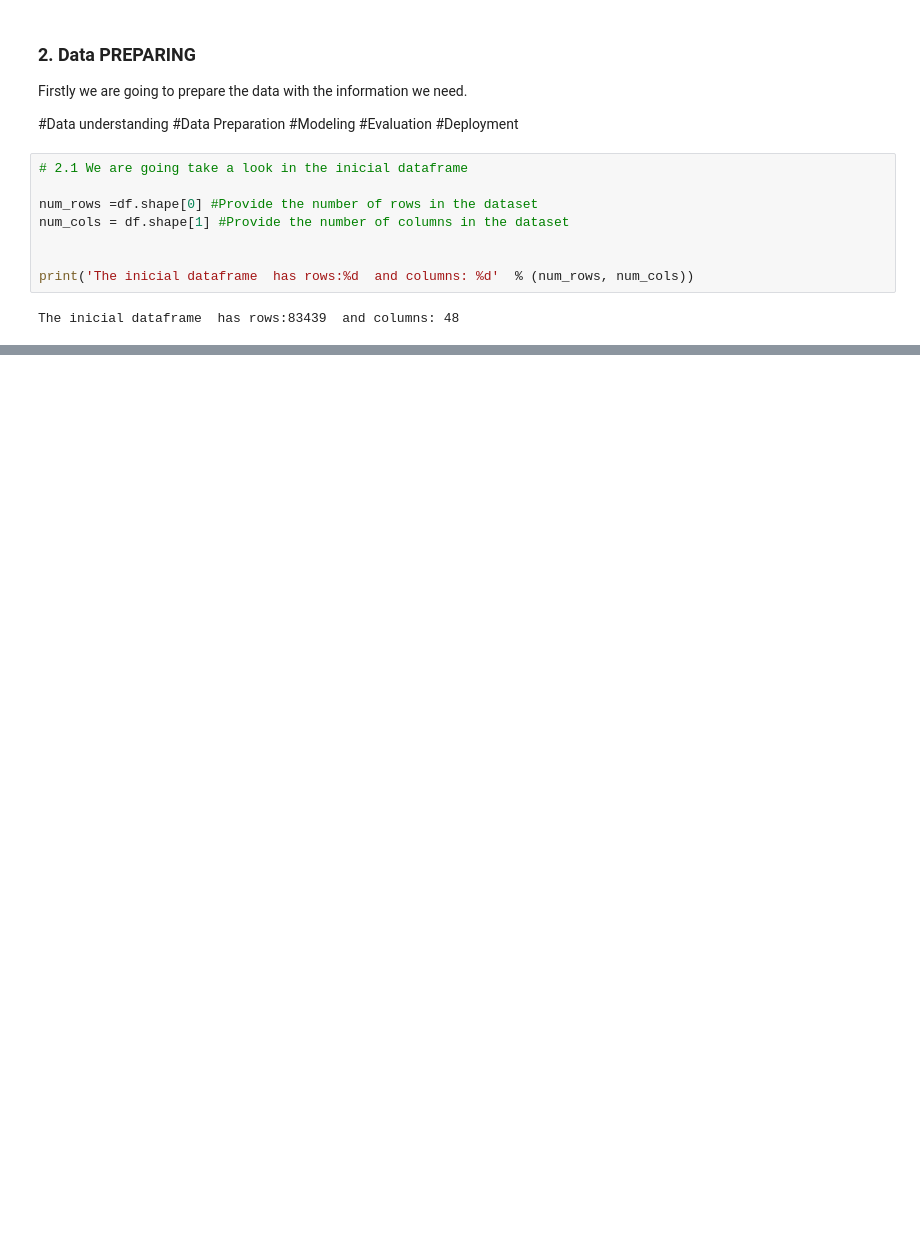
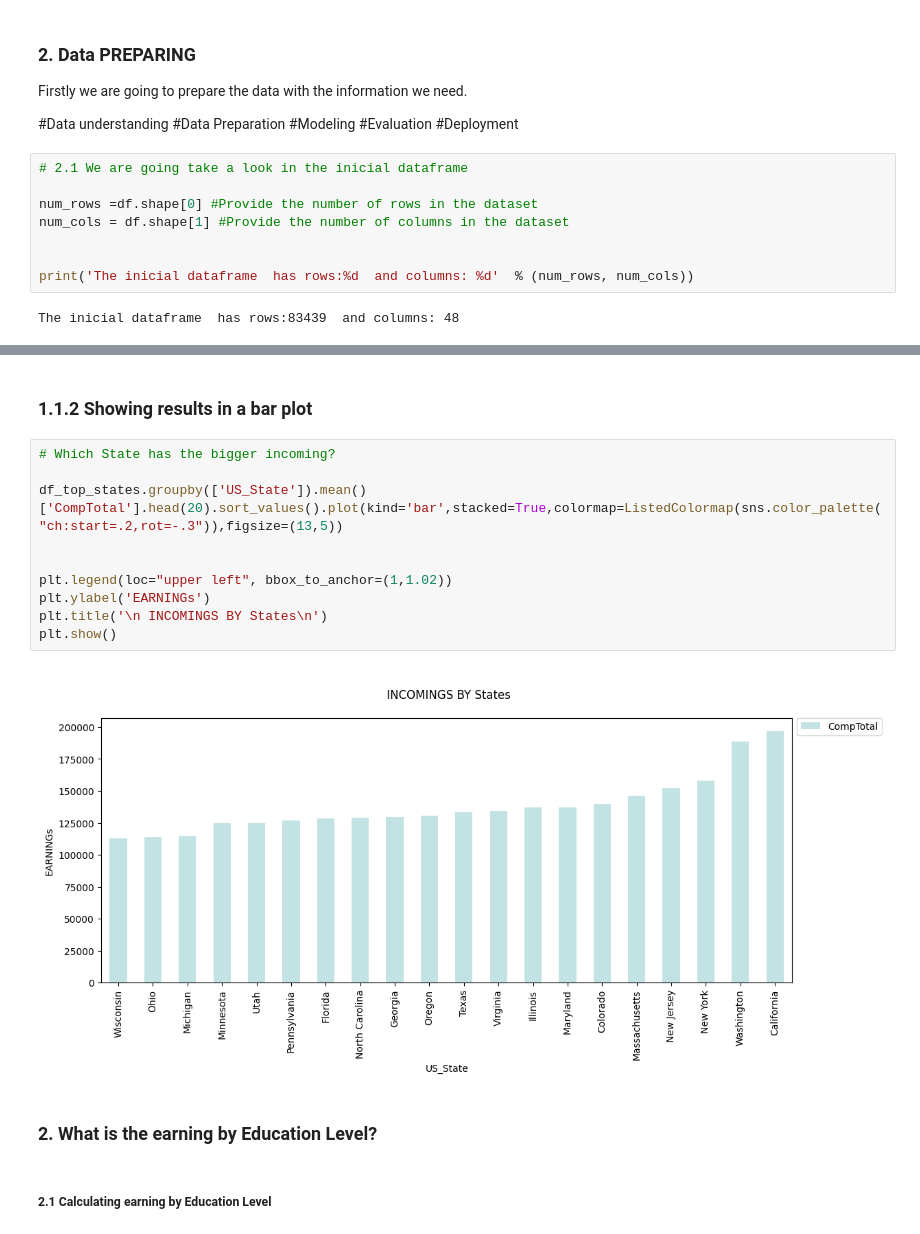
Before and after one commit to olgaferro/stack-overflow-developer-survey-2021, a Jupyter notebook: Data Science course- write blog.ipynb, the cells around one changed output, grey strips where cells are left out. Drawn from its saved outputs; the diff is of its cells as text; blank space fills up the shorter version.

```diff
--- a/Data Science course- write blog.ipynb
+++ b/Data Science course- write blog.ipynb
@@ -477,0 +212,18 @@ plt.title("Countries");
+# %% [markdown]
+### 1.1.2 Showing  results in a bar plot
+# %%
+# Which State has the bigger incoming?
+
+df_top_states.groupby(['US_State']).mean()['CompTotal'].head(20).sort_values().plot(kind='bar',stacked=True,colormap=ListedColormap(sns.color_palette("ch:start=.2,rot=-.3")),figsize=(13,5))
+
+
+plt.legend(loc="upper left", bbox_to_anchor=(1,1.02))
+plt.ylabel('EARNINGs')
+plt.title('\n INCOMINGS BY States\n')
+plt.show()
+# %% [output]
+[figure, added]
+# %% [markdown]
+### 2. What is the earning  by Education Level?
+# %% [markdown]
+##### 2.1 Calculating earning by Education Level
```
Also changed, not shown: parts of 45 cells of this notebook, 3 other files.
